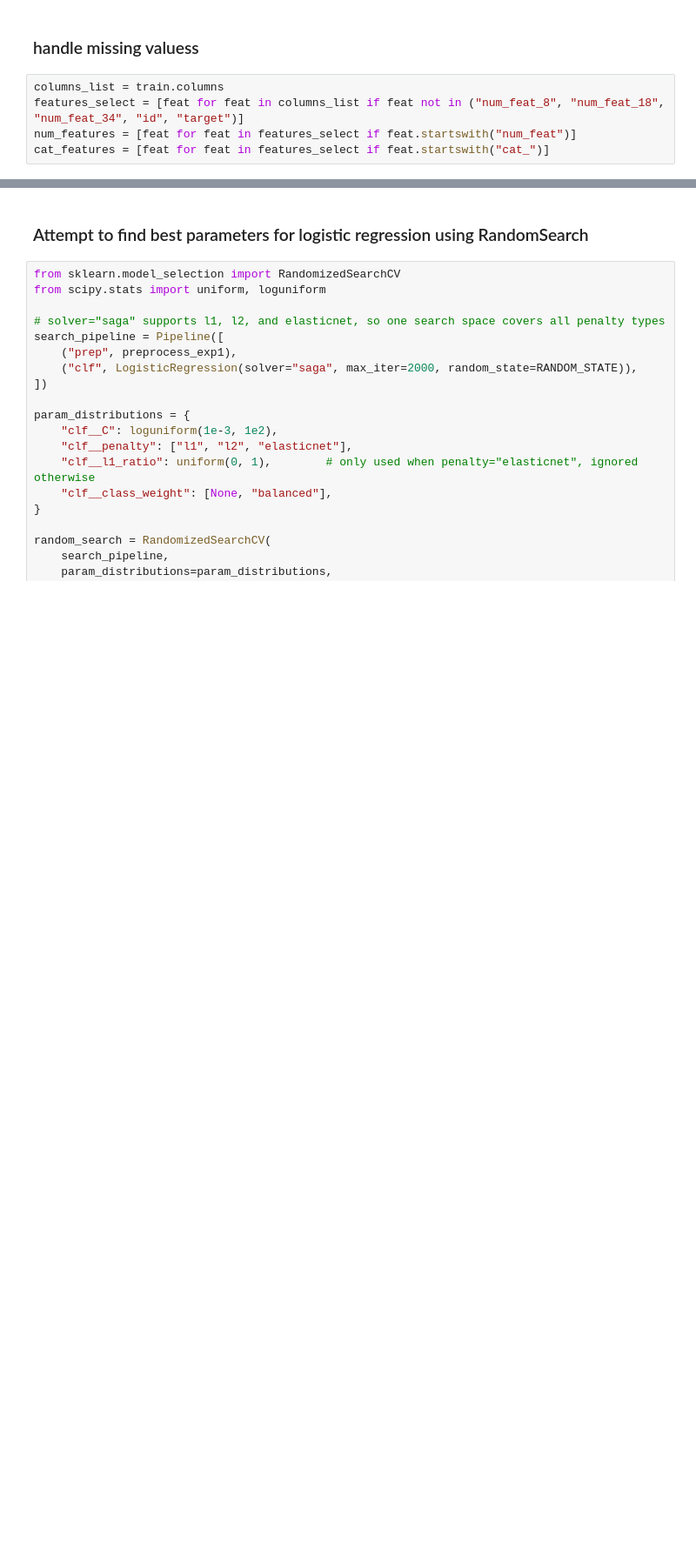
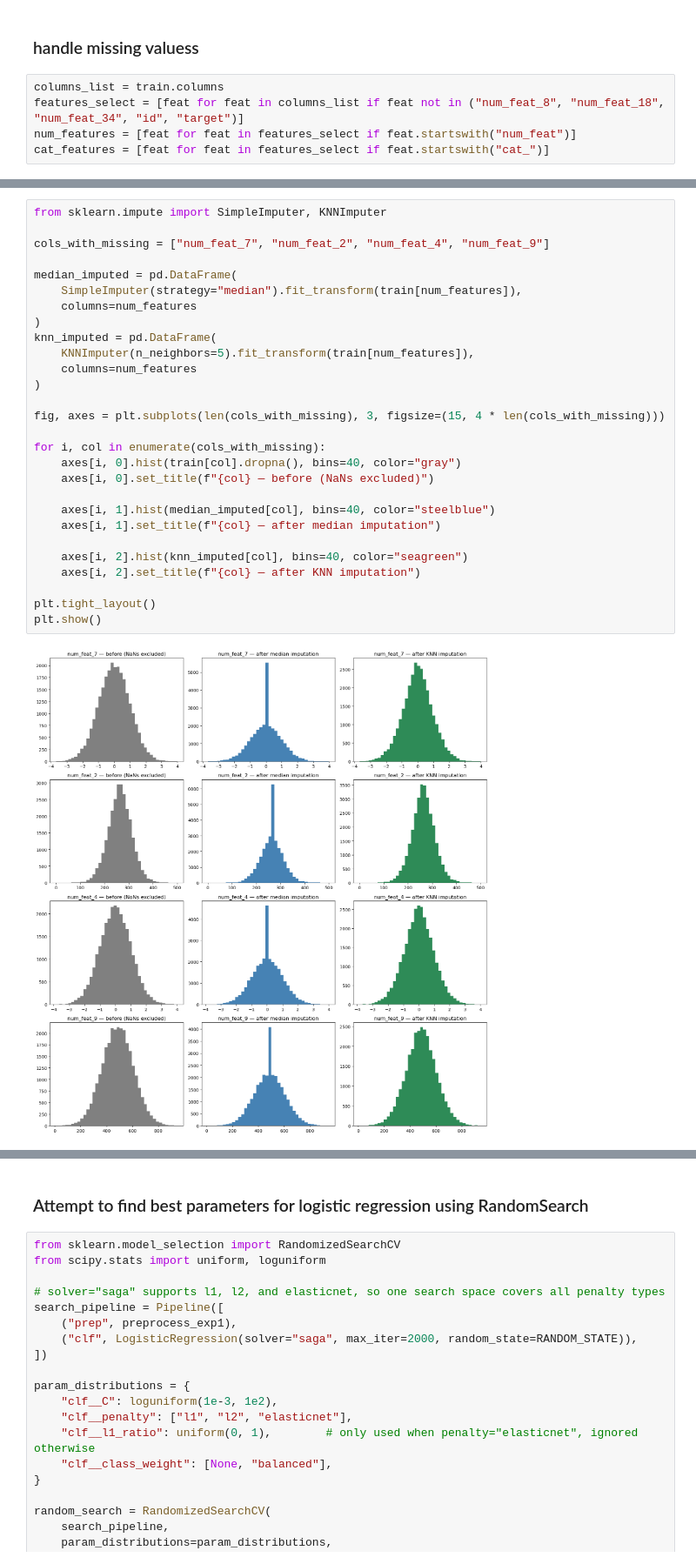
Before and after one commit to BodeMurairi2/intro-to-ml-formative1, a Jupyter notebook: assignment.ipynb, the cells around one changed output, grey strips where cells are left out. Shown at 87% size. Cells and saved outputs as stored; diff of their text form; blank space fills up the shorter version.

Commit message:
feat:compare median inputation and KNN inputation on missing value

```diff
--- a/assignment.ipynb
+++ b/assignment.ipynb
@@ -429,0 +486,30 @@ Find logs at: data/wandb/run-20260913_173541-eh9vu54s/logs
+# %%
+from sklearn.impute import SimpleImputer, KNNImputer
+
+cols_with_missing = ["num_feat_7", "num_feat_2", "num_feat_4", "num_feat_9"]
+
+median_imputed = pd.DataFrame(
+    SimpleImputer(strategy="median").fit_transform(train[num_features]),
+    columns=num_features
+)
+knn_imputed = pd.DataFrame(
+    KNNImputer(n_neighbors=5).fit_transform(train[num_features]),
+    columns=num_features
+)
+
+fig, axes = plt.subplots(len(cols_with_missing), 3, figsize=(15, 4 * len(cols_with_missing)))
+
+for i, col in enumerate(cols_with_missing):
+    axes[i, 0].hist(train[col].dropna(), bins=40, color="gray")
+    axes[i, 0].set_title(f"{col} — before (NaNs excluded)")
+
+    axes[i, 1].hist(median_imputed[col], bins=40, color="steelblue")
+    axes[i, 1].set_title(f"{col} — after median imputation")
+
+    axes[i, 2].hist(knn_imputed[col], bins=40, color="seagreen")
+    axes[i, 2].set_title(f"{col} — after KNN imputation")
+
+plt.tight_layout()
+plt.show()
+# %% [output]
+[figure, added]
```
Also changed, not shown: parts of 8 cells of this notebook, 33 other files.
